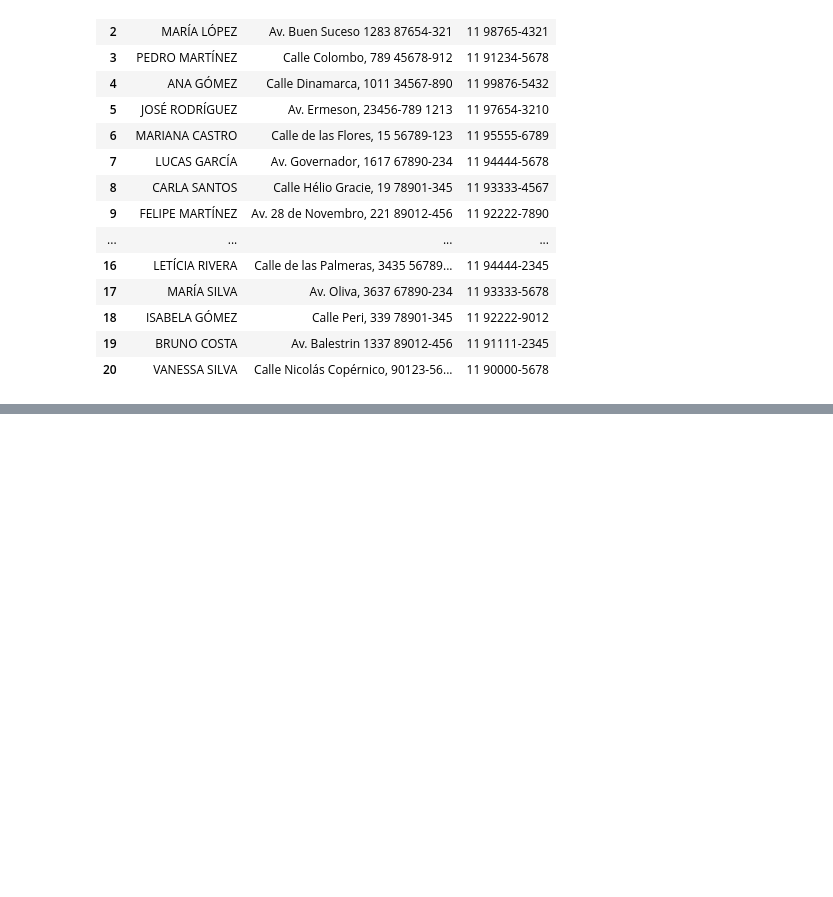
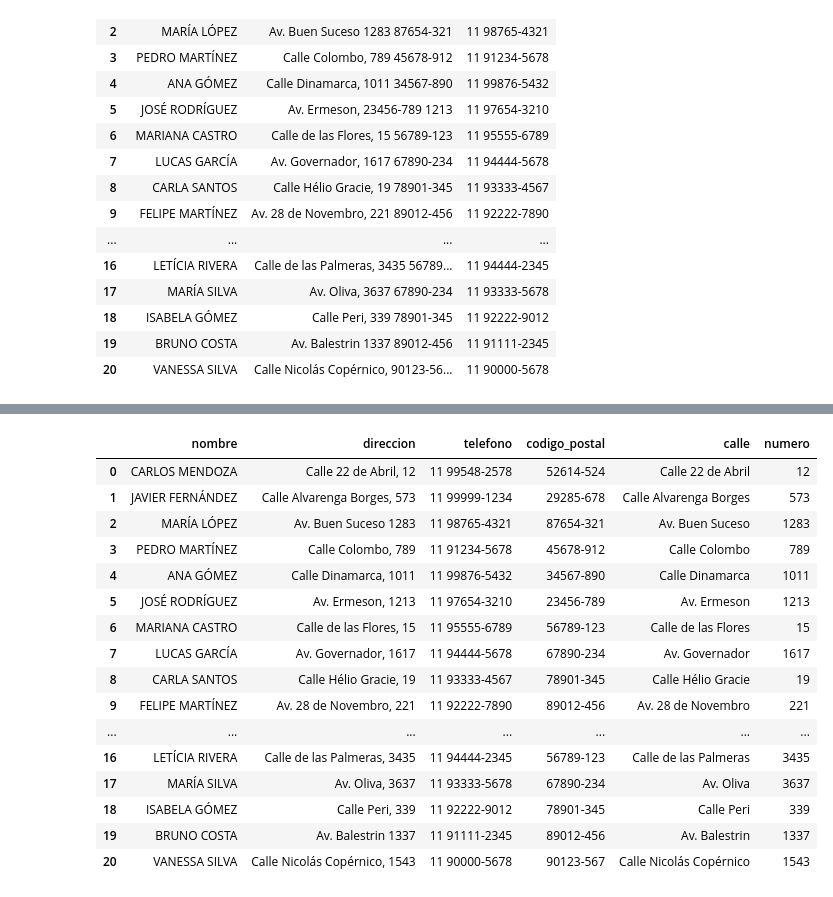
Before and after one commit to Nataliahfk/Pandas_transformacion_y_manipulacion_datos, a Jupyter notebook: ejercicio2_Pandas.ipynb, the cells around one changed output, grey strips where cells are left out. Saved outputs shown, nothing was run; the diff lists cells and outputs as text; code cells hidden in the pictures; blank space fills up the shorter version.

```diff
--- a/ejercicio2_Pandas.ipynb
+++ b/ejercicio2_Pandas.ipynb
@@ -103,0 +115,3 @@ df
+# %%
+df['codigo_postal'] = df['direccion'].str.extract('(\d{5}-\d{3})')
+df['codigo_postal']
@@ -103,0 +157,6 @@ df
+# %%
+# Para quitar el código postal de la columna 'direccion'
+# El método .strip() en Python se usa para eliminar los espacios en blanco (y otros caracteres especificados)
+# al principio y al final de una cadena de texto (string).
+df['direccion'] = df['direccion'].str.replace('(\d{5}-\d{3})', '',regex=True).str.strip()
+df['direccion']
@@ -103,0 +273,21 @@ df
+# %%
+df[["calle","numero"]] = df['direccion'].str.replace(",","").str.split('\s(?=\d+$)', expand=True)
+df
+# %% [output]
+|  | nombre | direccion | telefono | codigo_postal | calle | numero |
+| 0 | CARLOS MENDOZA | Calle 22 de Abril, 12 | 11 99548-2578 | 52614-524 | Calle 22 de Abril | 12 |
+| 1 | JAVIER FERNÁNDEZ | Calle Alvarenga Borges, 573 | 11 99999-1234 | 29285-678 | Calle Alvarenga Borges | 573 |
+| 2 | MARÍA LÓPEZ | Av. Buen Suceso 1283 | 11 98765-4321 | 87654-321 | Av. Buen Suceso | 1283 |
+| 3 | PEDRO MARTÍNEZ | Calle Colombo, 789 | 11 91234-5678 | 45678-912 | Calle Colombo | 789 |
+| 4 | ANA GÓMEZ | Calle Dinamarca, 1011 | 11 99876-5432 | 34567-890 | Calle Dinamarca | 1011 |
+| 5 | JOSÉ RODRÍGUEZ | Av. Ermeson, 1213 | 11 97654-3210 | 23456-789 | Av. Ermeson | 1213 |
+| 6 | MARIANA CASTRO | Calle de las Flores, 15 | 11 95555-6789 | 56789-123 | Calle de las Flores | 15 |
+| 7 | LUCAS GARCÍA | Av. Governador, 1617 | 11 94444-5678 | 67890-234 | Av. Governador | 1617 |
+| 8 | CARLA SANTOS | Calle Hélio Gracie, 19 | 11 93333-4567 | 78901-345 | Calle Hélio Gracie | 19 |
+| 9 | FELIPE MARTÍNEZ | Av. 28 de Novembro, 221 | 11 92222-7890 | 89012-456 | Av. 28 de Novembro | 221 |
+| ... | ... | ... | ... | ... | ... | ... |
+| 16 | LETÍCIA RIVERA | Calle de las Palmeras, 3435 | 11 94444-2345 | 56789-123 | Calle de las Palmeras | 3435 |
+| 17 | MARÍA SILVA | Av. Oliva, 3637 | 11 93333-5678 | 67890-234 | Av. Oliva | 3637 |
+| 18 | ISABELA GÓMEZ | Calle Peri, 339 | 11 92222-9012 | 78901-345 | Calle Peri | 339 |
+| 19 | BRUNO COSTA | Av. Balestrin 1337 | 11 91111-2345 | 89012-456 | Av. Balestrin | 1337 |
+| 20 | VANESSA SILVA | Calle Nicolás Copérnico, 1543 | 11 90000-5678 | 90123-567 | Calle Nicolás Copérnico | 1543 |
```
Also changed, not shown: parts of 12 cells of this notebook.
